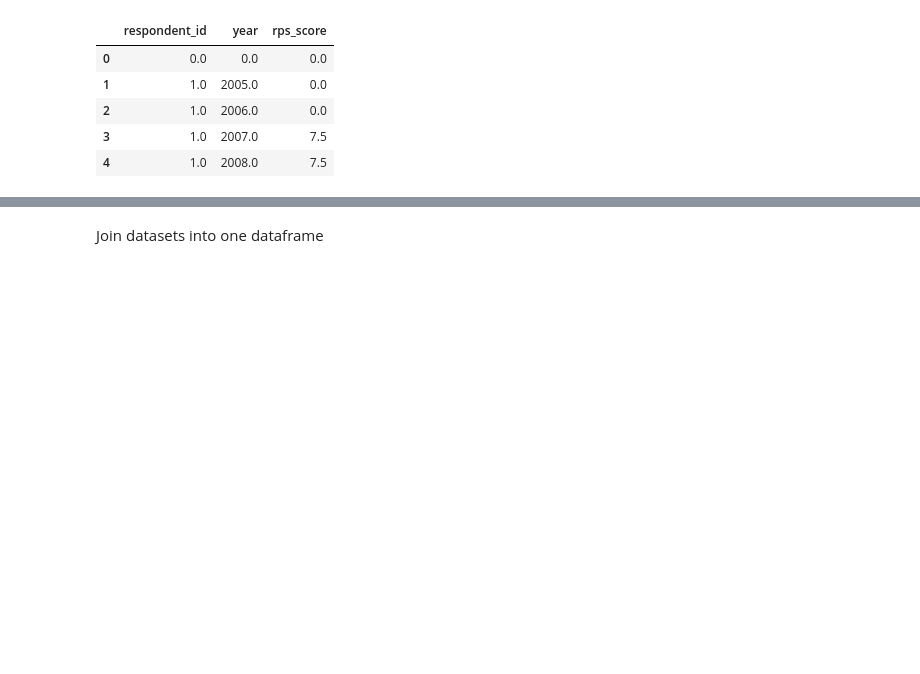
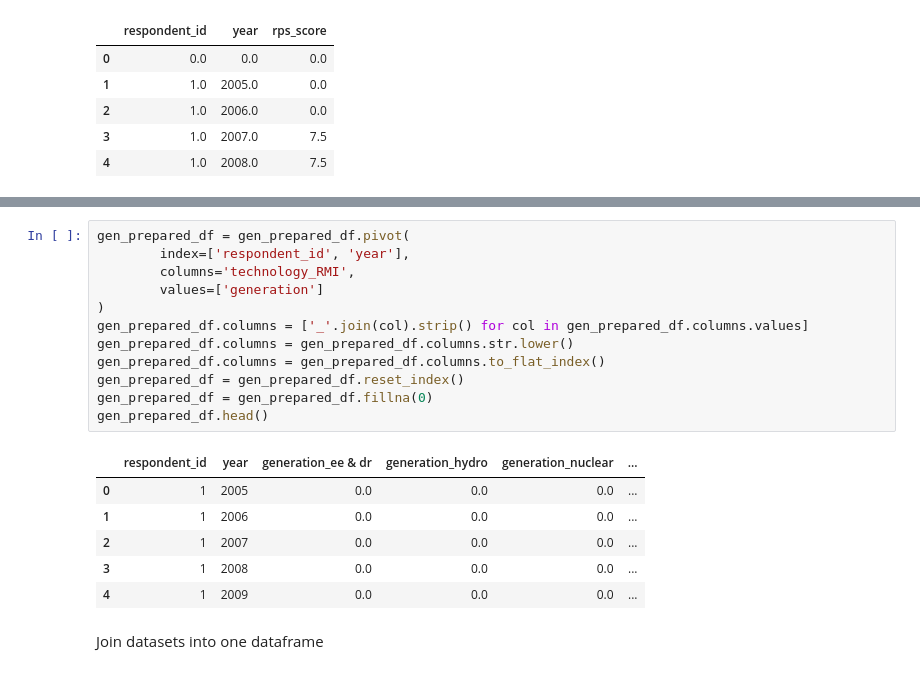
Before and after one commit to 2elle2/rmi-project, a Jupyter notebook: model/02_data_processing.ipynb, the cells around one changed output, grey strips where cells are left out. Drawn from its saved outputs; the diff is of its cells as text; blank space fills up the shorter version.

```diff
--- a/model/02_data_processing.ipynb
+++ b/model/02_data_processing.ipynb
@@ -330,3 +365,22 @@ rps_usm_prepared_df.head()
+# %%
+gen_prepared_df = gen_prepared_df.pivot(
+        index=['respondent_id', 'year'],
+        columns='technology_RMI',
+        values=['generation']
+)
+gen_prepared_df.columns = ['_'.join(col).strip() for col in gen_prepared_df.columns.values]
+gen_prepared_df.columns = gen_prepared_df.columns.str.lower()
+gen_prepared_df.columns = gen_prepared_df.columns.to_flat_index()
+gen_prepared_df = gen_prepared_df.reset_index()
+gen_prepared_df = gen_prepared_df.fillna(0)
+gen_prepared_df.head()
+# %% [output]
+|  | respondent_id | year | generation_ee & dr | generation_hydro | generation_nuclear | ... |
+| 0 | 1 | 2005 | 0.0 | 0.0 | 0.0 | ... |
+| 1 | 1 | 2006 | 0.0 | 0.0 | 0.0 | ... |
+| 2 | 1 | 2007 | 0.0 | 0.0 | 0.0 | ... |
+| 3 | 1 | 2008 | 0.0 | 0.0 | 0.0 | ... |
+| 4 | 1 | 2009 | 0.0 | 0.0 | 0.0 | ... |
 # %% [markdown]
 Join datasets into one dataframe
 # %%
```
Also changed, not shown: parts of 7 cells of this notebook, 3 other files.
